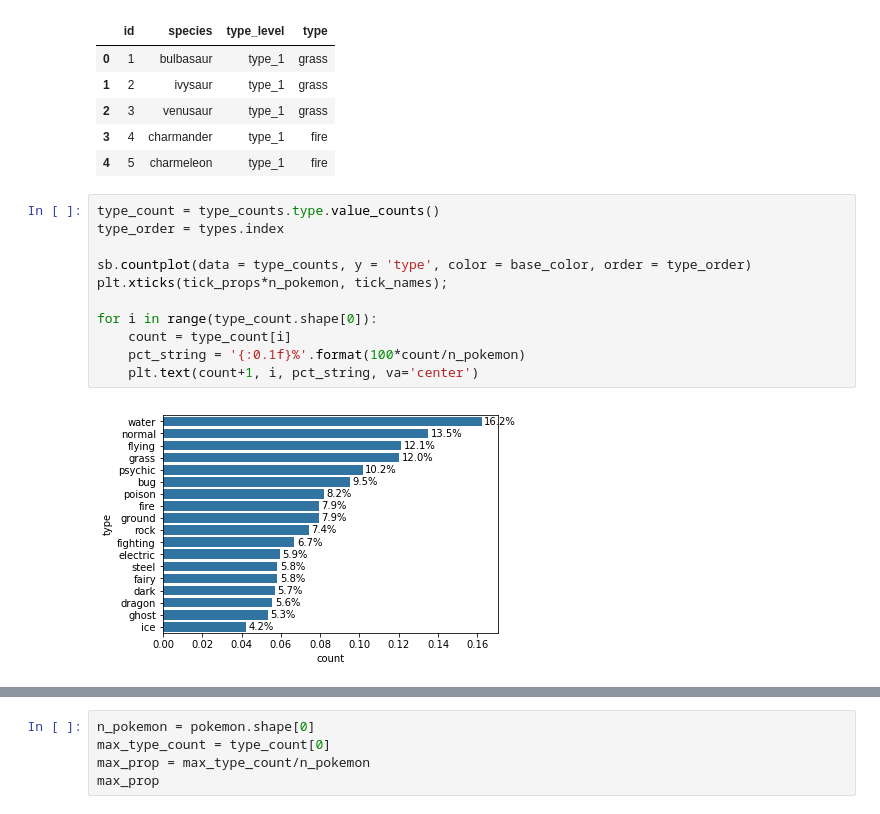
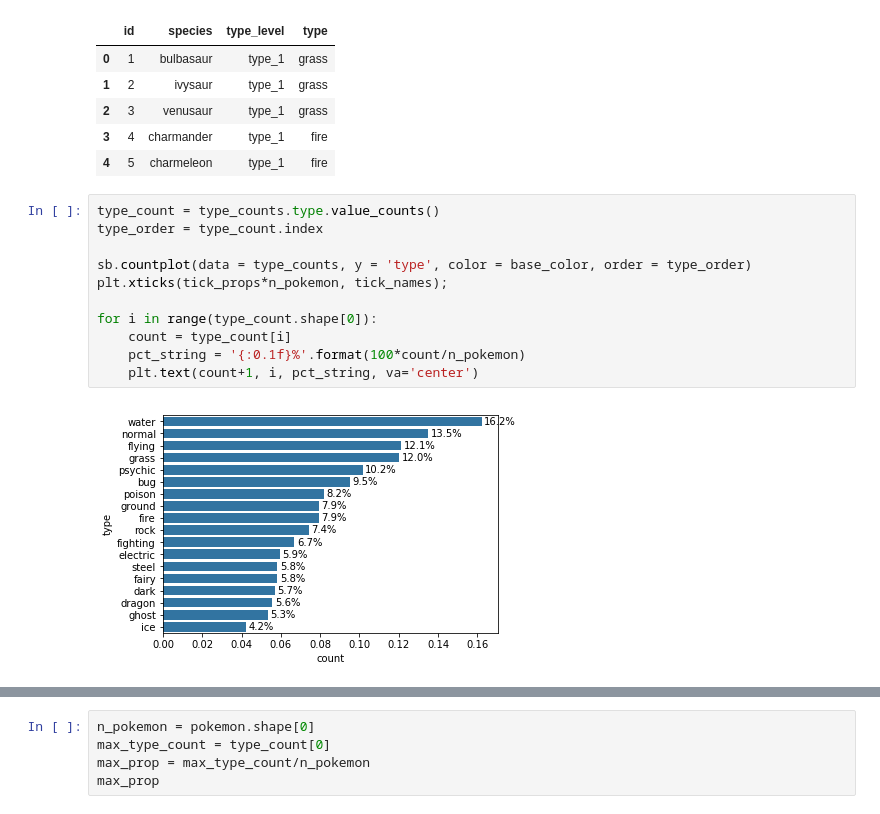
Before and after one commit to ibragimoveldor/Data-Analyst-Projects, a Jupyter notebook: Project_5/Data_visualization(important_notes).ipynb, the cells around one changed output, grey strips where cells are left out. Saved outputs shown, nothing was run; the diff lists cells and outputs as text.

```diff
--- a/Project_5/Data_visualization(important_notes).ipynb
+++ b/Project_5/Data_visualization(important_notes).ipynb
@@ -67,16 +76,16 @@ type_counts.head()
 | 4 | 5 | charmeleon | type_1 | fire |
 # %%
 type_count = type_counts.type.value_counts()
-type_order = types.index
+type_order = type_count.index
 
 sb.countplot(data = type_counts, y = 'type', color = base_color, order = type_order)
 plt.xticks(tick_props*n_pokemon, tick_names);
 
 for i in range(type_count.shape[0]):
     count = type_count[i]
     pct_string = '{:0.1f}%'.format(100*count/n_pokemon)
     plt.text(count+1, i, pct_string, va='center')
 # %% [output]
-[figure, old version]
+[figure, new version]
 # %%
 type_count.shape
```
Also changed, not shown: parts of 56 cells of this notebook, 7 other files.
